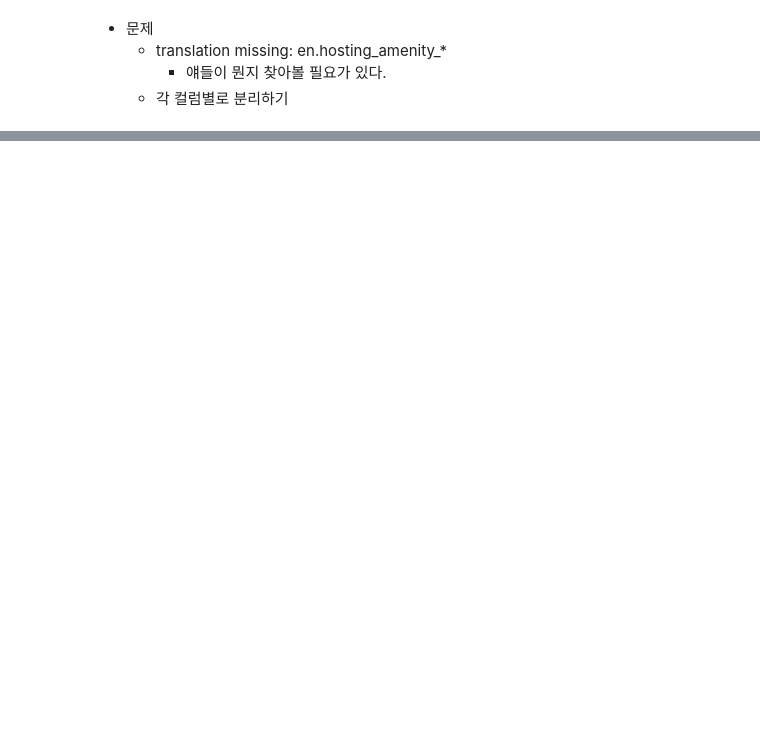
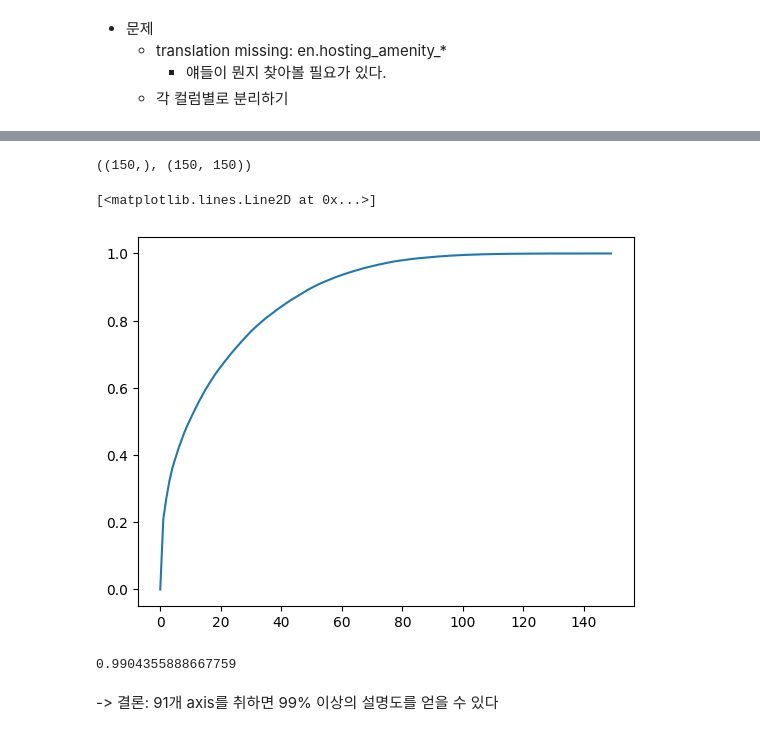
Before and after one commit to whitw/CAUBigdata, a Jupyter notebook: run.ipynb, the cells around one changed output, grey strips where cells are left out. Saved outputs shown, nothing was run; the diff lists cells and outputs as text; code cells hidden in the pictures; blank space fills up the shorter version.

```diff
--- a/run.ipynb
+++ b/run.ipynb
@@ -494,0 +502,23 @@ Name: amenities, Length: 153254, dtype: object
+# %%
+u, v = np.linalg.eig(cov.astype(float))
+u.shape, v.shape
+# %% [output]
+((150,), (150, 150))
+# %%
+u = u.astype(float) #imaginary numbers are checked to be 0
+v = v.astype(float)
+x, y = [], []
+for i in range(len(u)):
+    x.append(i)
+    y.append(u[:i].sum() / u.sum())
+plt.plot(x, y)
+# %% [output]
+[<matplotlib.lines.Line2D at 0x...>]
+[figure, added]
+# %%
+np.array(y) >= 0.99
+y[91]
+# %% [output]
+0.9904355888667759
+# %% [markdown]
+-> 결론: 91개 axis를 취하면 99% 이상의 설명도를 얻을 수 있다
```
Also changed, not shown: parts of 19 cells of this notebook, 1 other file.
